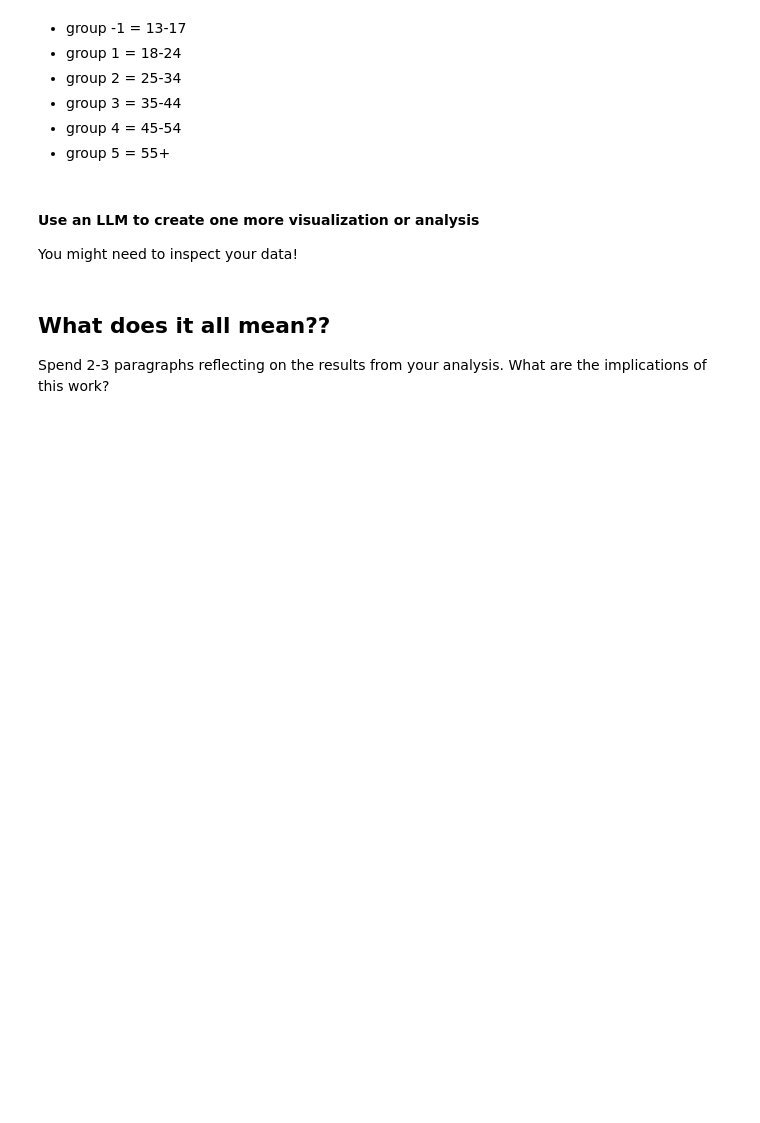
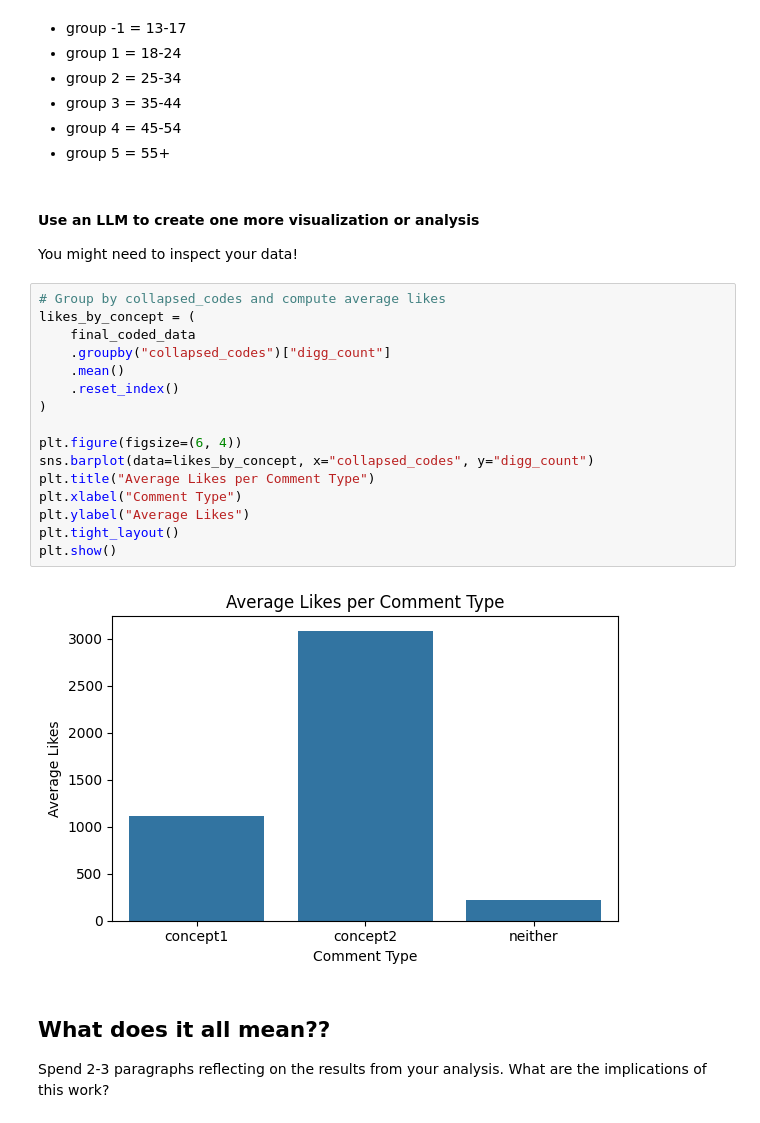
Before and after one commit to alinagu19/comm4190_F25_TikTokTask, a Jupyter notebook: 01_tiktok_task.ipynb, the cells around one changed output. Cells and saved outputs as stored; diff of their text form; blank space fills up the shorter version.

```diff
--- a/01_tiktok_task.ipynb
+++ b/01_tiktok_task.ipynb
@@ -435,6 +453,24 @@ sns.barplot(data=final_coded_data.dropna(subset='age'), y='collapsed_codes', x='
 # %% [markdown]
 #### Use an LLM to create one more visualization or analysis
 You might need to inspect your data!
+# %%
+# Group by collapsed_codes and compute average likes
+likes_by_concept = (
+    final_coded_data
+    .groupby("collapsed_codes")["digg_count"]
+    .mean()
+    .reset_index()
+)
+
+plt.figure(figsize=(6, 4))
+sns.barplot(data=likes_by_concept, x="collapsed_codes", y="digg_count")
+plt.title("Average Likes per Comment Type")
+plt.xlabel("Comment Type")
+plt.ylabel("Average Likes")
+plt.tight_layout()
+plt.show()
+# %% [output]
+[figure, added]
 # %% [markdown]
 ## What does it all mean??
 Spend 2-3 paragraphs reflecting on the results from your analysis. What are the implications of this work?
```
Also changed, not shown: parts of 8 cells of this notebook.
